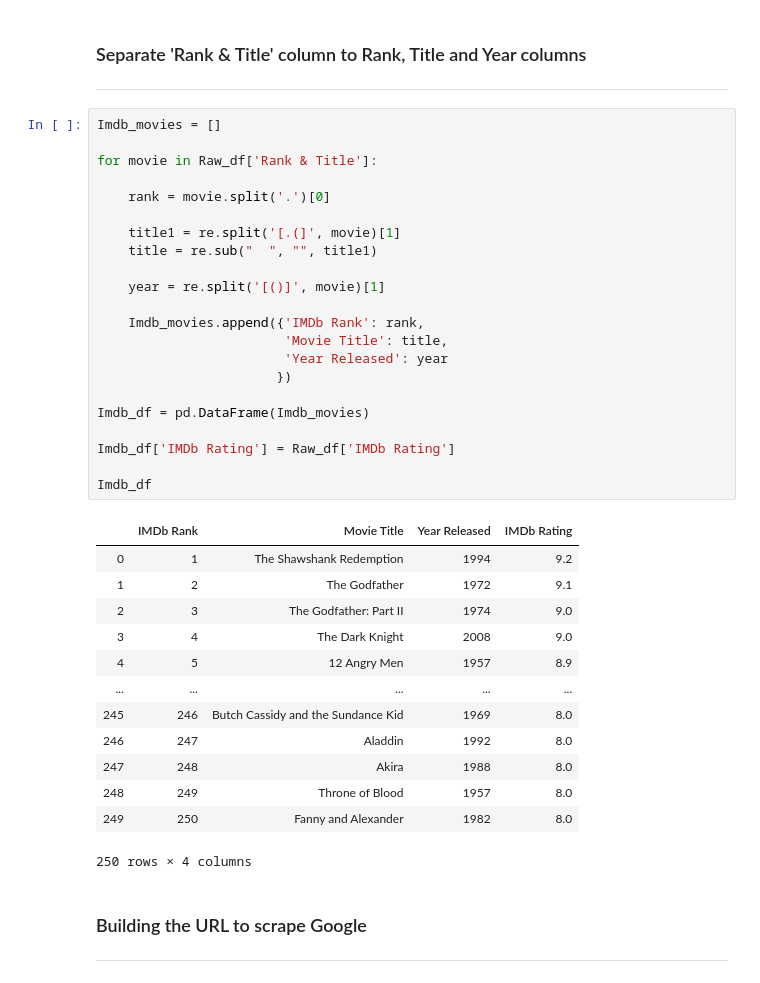
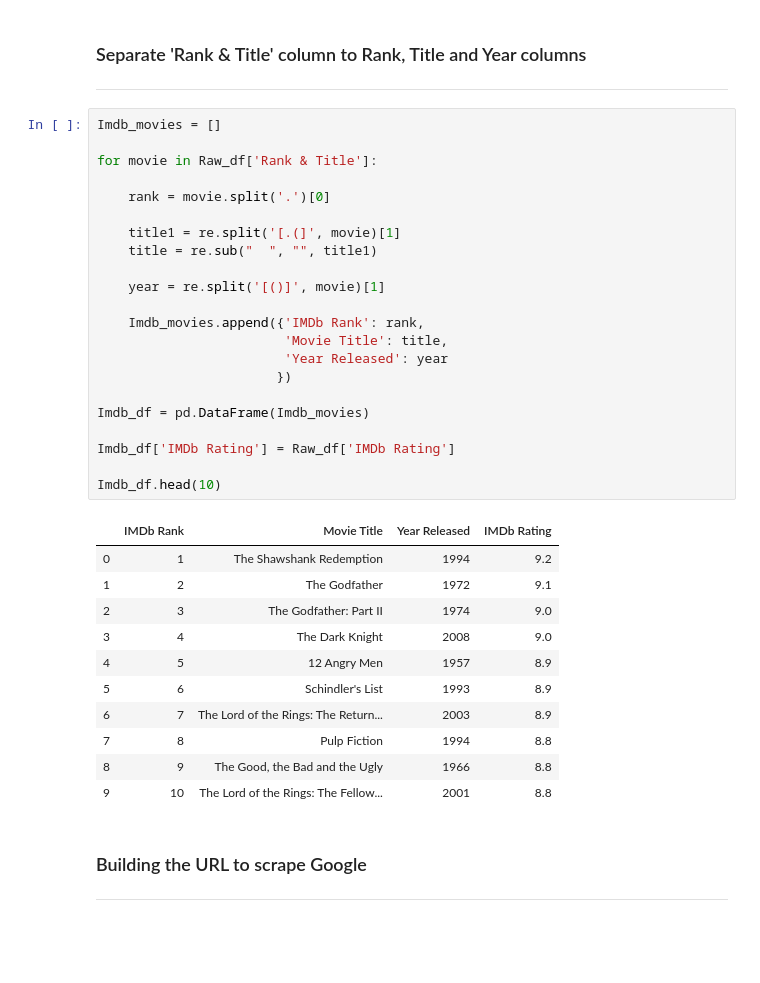
Before and after one commit to Latha-G/ETL-Project, a Jupyter notebook: Google scraping.ipynb, the cells around one changed output. Drawn from its saved outputs; the diff is of its cells as text; blank space fills up the shorter version.

```diff
--- a/Google scraping.ipynb
+++ b/Google scraping.ipynb
@@ -77,39 +68,37 @@ Raw_df
 # %%
 Imdb_movies = []
 
 for movie in Raw_df['Rank & Title']:
 
     rank = movie.split('.')[0]
 
     title1 = re.split('[.(]', movie)[1]
     title = re.sub("  ", "", title1)
 
     year = re.split('[()]', movie)[1]
 
     Imdb_movies.append({'IMDb Rank': rank,
                         'Movie Title': title,
                         'Year Released': year
                        })
 
 Imdb_df = pd.DataFrame(Imdb_movies)
 
 Imdb_df['IMDb Rating'] = Raw_df['IMDb Rating']
 
-Imdb_df
+Imdb_df.head(10)
 # %% [output]
 |  | IMDb Rank | Movie Title | Year Released | IMDb Rating |
 | 0 | 1 | The Shawshank Redemption | 1994 | 9.2 |
 | 1 | 2 | The Godfather | 1972 | 9.1 |
 | 2 | 3 | The Godfather: Part II | 1974 | 9.0 |
 | 3 | 4 | The Dark Knight | 2008 | 9.0 |
 | 4 | 5 | 12 Angry Men | 1957 | 8.9 |
-| ... | ... | ... | ... | ... |
-| 245 | 246 | Butch Cassidy and the Sundance Kid | 1969 | 8.0 |
-| 246 | 247 | Aladdin | 1992 | 8.0 |
-| 247 | 248 | Akira | 1988 | 8.0 |
-| 248 | 249 | Throne of Blood | 1957 | 8.0 |
-| 249 | 250 | Fanny and Alexander | 1982 | 8.0 |
+| 5 | 6 | Schindler's List | 1993 | 8.9 |
+| 6 | 7 | The Lord of the Rings: The Return... | 2003 | 8.9 |
+| 7 | 8 | Pulp Fiction | 1994 | 8.8 |
+| 8 | 9 | The Good, the Bad and the Ugly | 1966 | 8.8 |
+| 9 | 10 | The Lord of the Rings: The Fellow... | 2001 | 8.8 |
-250 rows × 4 columns
 # %% [markdown]
 ### Building the URL to scrape Google
 ---
```
Also changed, not shown: parts of 18 cells of this notebook, 5 other files.
